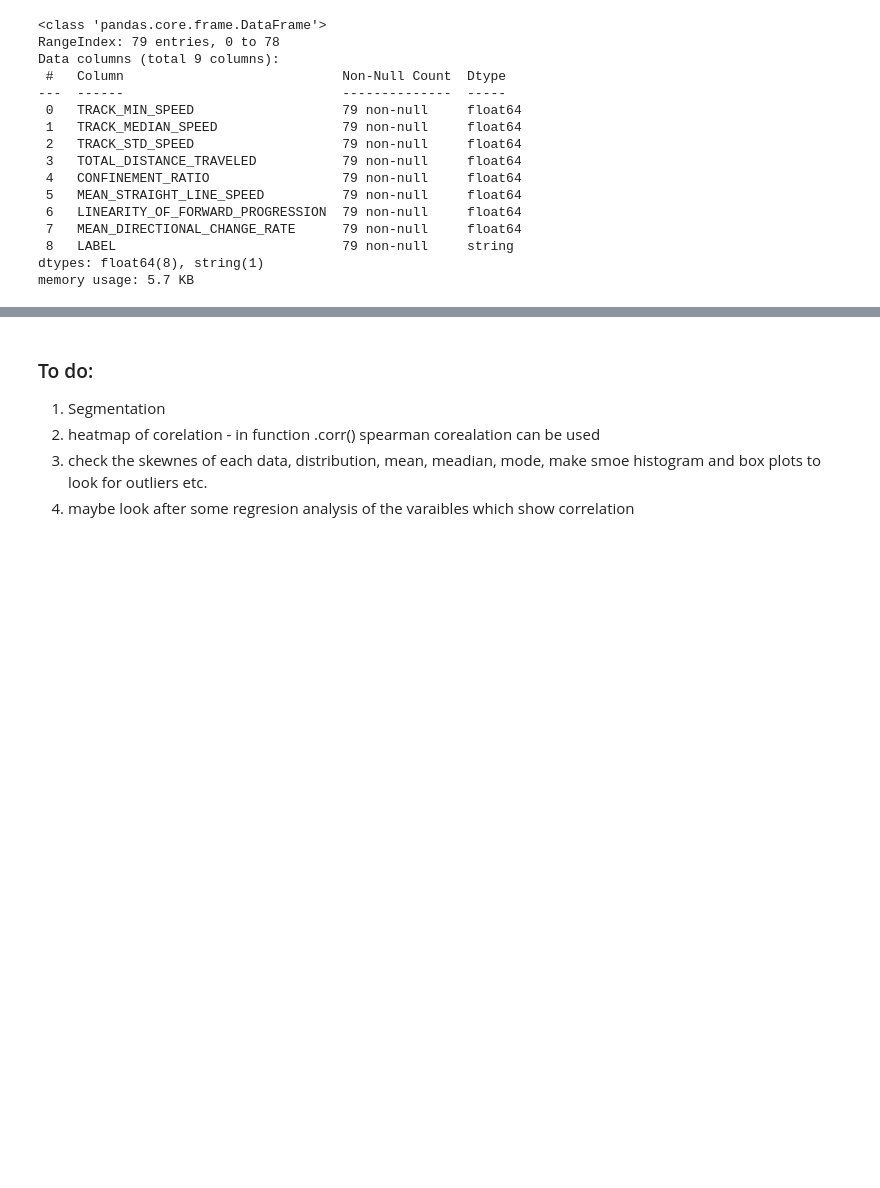
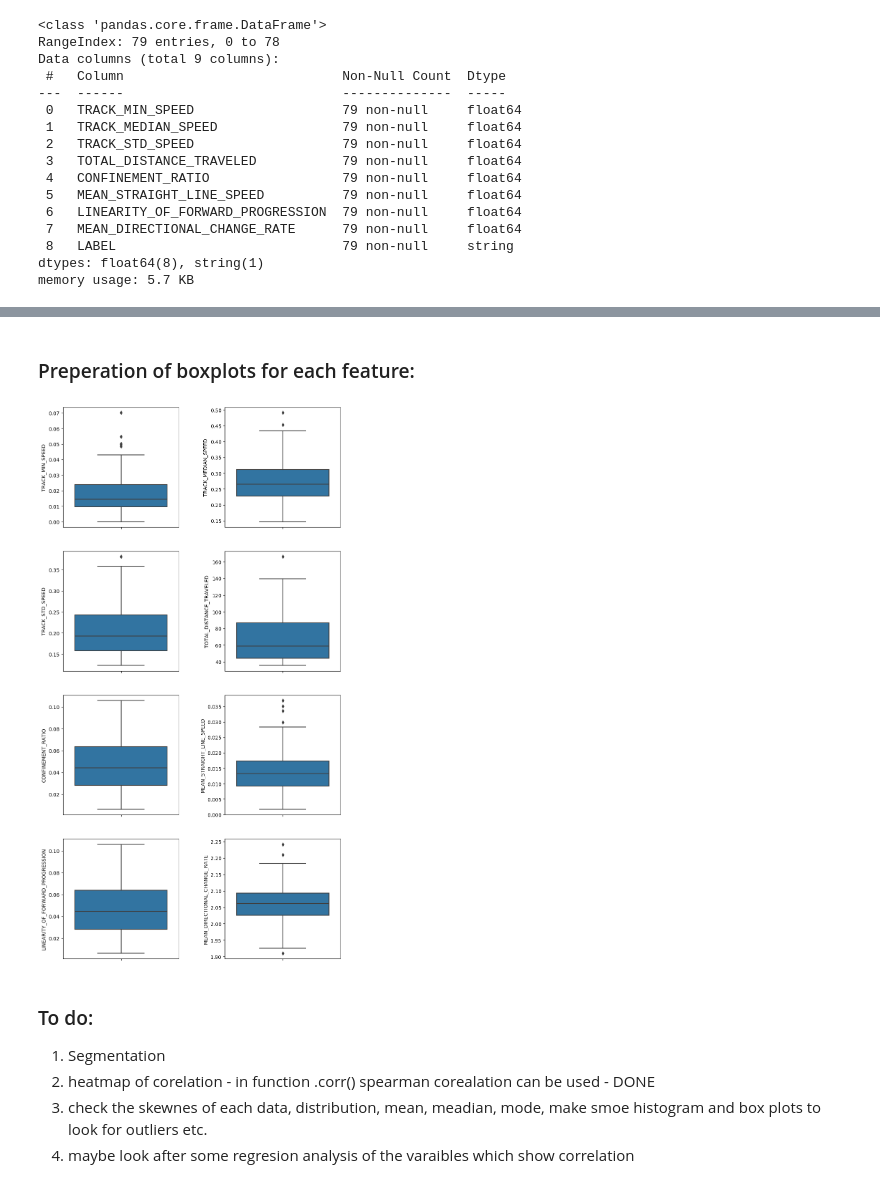
Before and after one commit to GentlemanFrog/Trajectory_clustering, a Jupyter notebook: Trajectory_analysis.ipynb, the cells around one changed output, grey strips where cells are left out. Cells and saved outputs as stored; diff of their text form; code cells hidden in the pictures; blank space fills up the shorter version.

Commit message:
Added boxplots
Added boxplots of each feature.

```diff
--- a/Trajectory_analysis.ipynb
+++ b/Trajectory_analysis.ipynb
@@ -185,6 +185,38 @@ plt.show()
+# %% [markdown]
+### Preperation of boxplots for each feature:
+# %%
+plt.figure(figsize=(10,20))
+plt.subplot(4,2,1)
+# 1. Boxplot TRACK_MIN_SPEED
+sns.boxplot(data=df_wo_labels, y='TRACK_MIN_SPEED')
+plt.subplot(4,2,2)
+# 2. Boxplot TRACK_MEDIAN_SPEED
+sns.boxplot(data=df_wo_labels, y='TRACK_MEDIAN_SPEED')
+plt.subplot(4,2,3)
+# 3. Boxplot TRACK_STD_SPEED
+sns.boxplot(data=df_wo_labels, y='TRACK_STD_SPEED')
+plt.subplot(4,2,4)
+# 4. Boxplot TOTAL_DISTANCE_TRAVELED
+sns.boxplot(data=df_wo_labels, y='TOTAL_DISTANCE_TRAVELED')
+plt.subplot(4,2,5)
+# 5. Boxplot CONFINEMENT_RATIO
+sns.boxplot(data=df_wo_labels, y='CONFINEMENT_RATIO')
+plt.subplot(4,2,6)
+# 6. Boxplot MEAN_STRAIGHT_LINE_SPEED
+sns.boxplot(data=df_wo_labels, y='MEAN_STRAIGHT_LINE_SPEED')
+plt.subplot(4,2,7)
+# 7. Boxplot LINEARITY_OF_FORWARD_PROGRESSION
+sns.boxplot(data=df_wo_labels, y='LINEARITY_OF_FORWARD_PROGRESSION')
+plt.subplot(4,2,8)
+# 8. Boxplot MEAN_DIRECTIONAL_CHANGE_RATE
+sns.boxplot(data=df_wo_labels, y='MEAN_DIRECTIONAL_CHANGE_RATE')
+plt.subplots_adjust(wspace=0.4)
+plt.show()
+# %% [output]
+[figure, added]
 # %% [markdown]
 ### To do:
 1. Segmentation
-2. heatmap of corelation - in function .corr() spearman corealation can be used
+2. heatmap of corelation - in function .corr() spearman corealation can be used - DONE
 3. check the skewnes of each data, distribution, mean, meadian, mode, make smoe histogram and box plots to look for outliers etc.
 4. maybe look after some regresion analysis of the varaibles which show correlation
```
Also changed, not shown: parts of 6 cells of this notebook.
